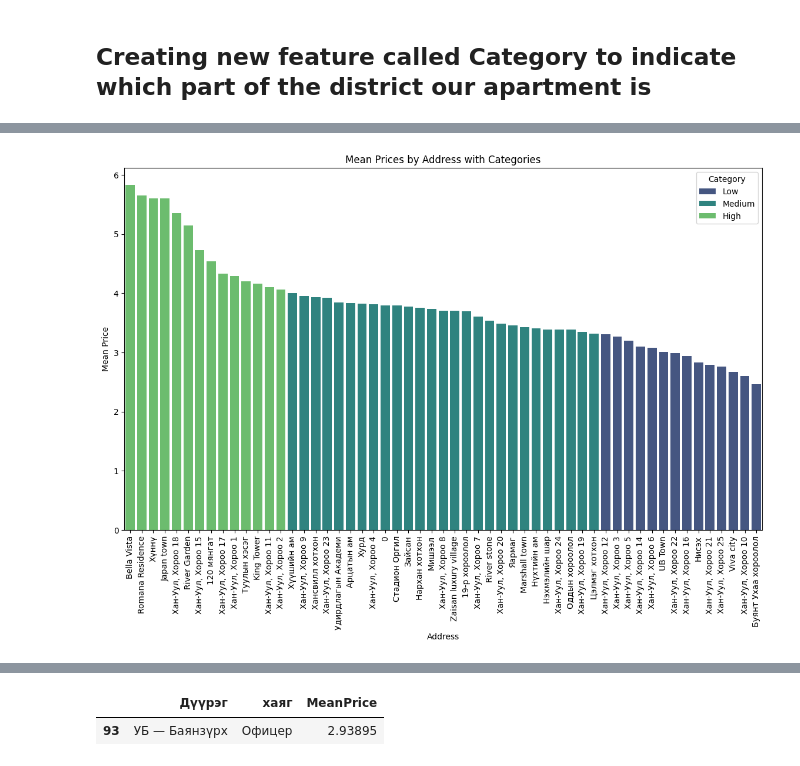
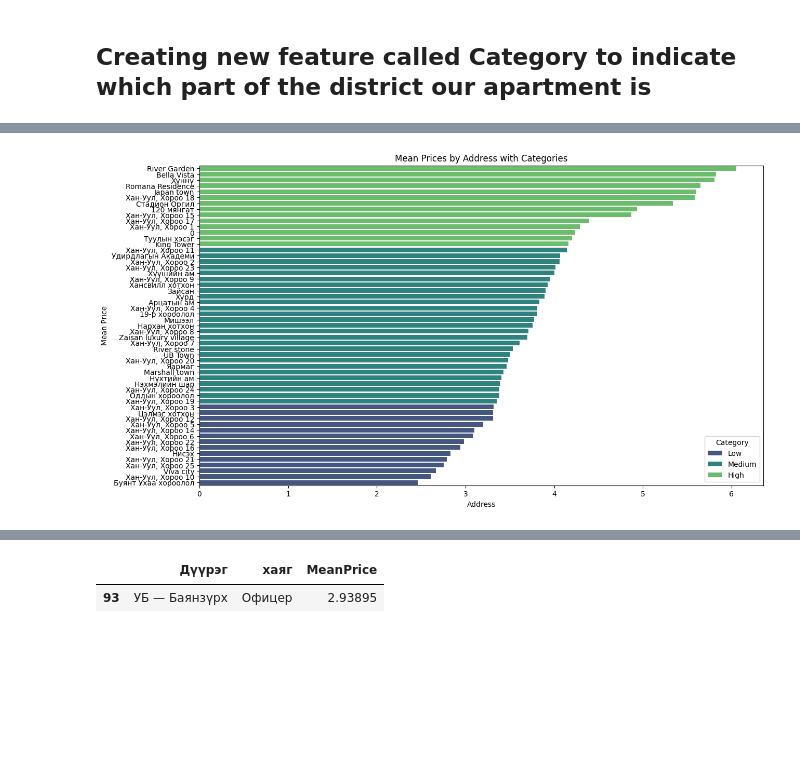
Before and after one commit to barsboldintern/TestProject, a Jupyter notebook: scraping/FeatureEngineering_module.ipynb, the cells around one changed output, grey strips where cells are left out. Cells and saved outputs as stored; diff of their text form; code cells hidden in the pictures; blank space fills up the shorter version.

```diff
--- a/scraping/FeatureEngineering_module.ipynb
+++ b/scraping/FeatureEngineering_module.ipynb
@@ -351,34 +382,32 @@ Name: MeanPricePerArea, dtype: float64
 # %%
 bin_edges = [mean_prices_p['MeanPricePerArea'].min(), mean_prices_p['MeanPricePerArea'].quantile(0.25), mean_prices_p['MeanPricePerArea'].quantile(0.75), mean_prices_p['MeanPricePerArea'].max()]
 
 # Cut the data into three bins based on the custom bin edges
 mean_prices_p['Category'] = pd.cut(mean_prices_p['MeanPricePerArea'], bins=bin_edges, labels=['Low', 'Medium', 'High'], include_lowest=True)
 
 # Set the categories for the 'Category' column in mean_prices
 mean_prices_p['Category'] = mean_prices_p['Category'].cat.set_categories(['Low', 'Medium', 'High'])
 
 
 # Plot the categorized data
 plt.figure(figsize=(14, 8))
 
 # Create the bar plot with colors based on categories
-sns.barplot(x='Address', y='MeanPricePerArea', hue='Category', data=mean_prices_p, dodge=False, palette='viridis')
+sns.barplot(y='Address', x='MeanPricePerArea', hue='Category', data=mean_prices_p, dodge=False, palette='viridis')
 
-# Rotate the x labels for better readability
-plt.xticks(rotation=90)
 
 # Set the title and labels
 plt.title('Mean Prices by Address with Categories')
 plt.xlabel('Address')
 plt.ylabel('Mean Price')
 
 # Display the legend
 plt.legend(title='Category')
 
 # Display the plot
 plt.show()
 # %% [output]
-[figure, old version]
+[figure, new version]
 # %%
 df.shape
 # %% [output]
```
Also changed, not shown: parts of 42 cells of this notebook, 11 other files.
